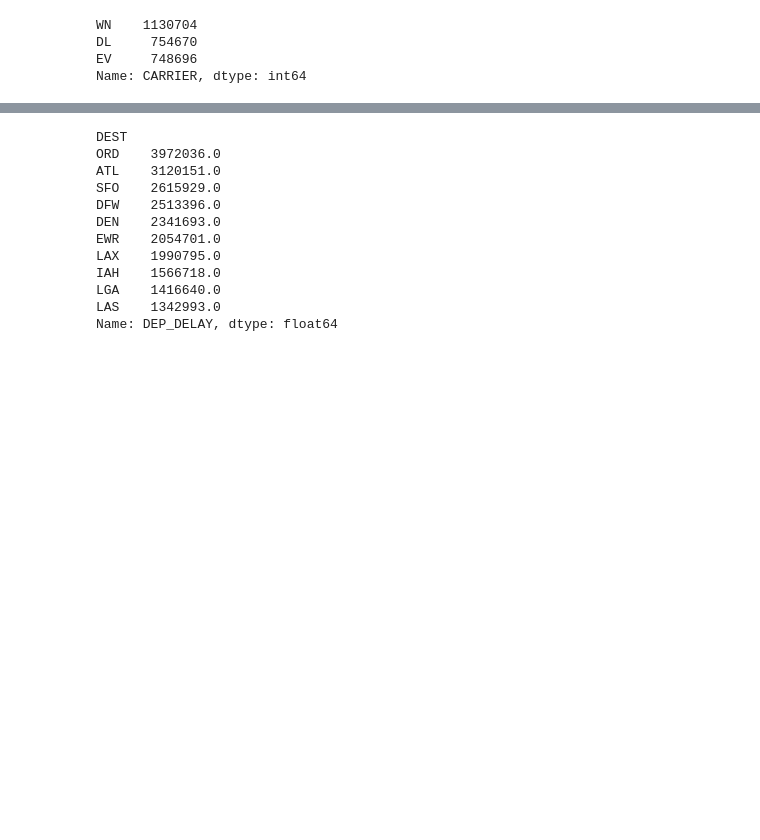
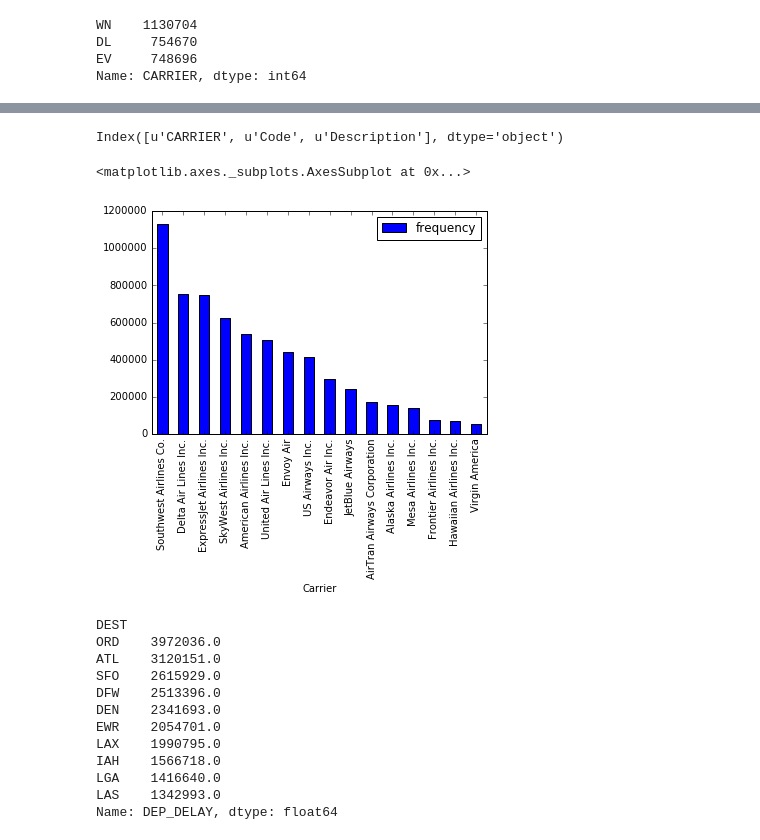
Before and after one commit to junoyiyi/transtats_flight, a Jupyter notebook: airlines.py.ipynb, the cells around one changed output, grey strips where cells are left out. Drawn from its saved outputs; the diff is of its cells as text; code cells hidden in the pictures; blank space fills up the shorter version.

Commit message:
added description mapping

```diff
--- a/airlines.py.ipynb
+++ b/airlines.py.ipynb
@@ -183,0 +195,2 @@ flight_carrier_name = pd.merge(flight_carrier, carrier_id, on = '')
+# %%
+flight_carrier_frequency=pd.DataFrame(flight_data['CARRIER'].value_counts())
@@ -188 +222,3 @@ WN    1130704
 Name: CARRIER, dtype: int64
+# %%
+carrier_look_up=pd.read_csv('code/L_UNIQUE_CARRIERS.csv')
@@ -188,0 +229,3 @@ Name: CARRIER, dtype: int64
+# %%
+flight_carrier_name = flight_carrier_frequency.merge(carrier_look_up,  right_on = 'Code',left_index='True',
+                                                     how='left')
@@ -188,0 +250,12 @@ Name: CARRIER, dtype: int64
+# %%
+flight_carrier_name.columns
+# %% [output]
+Index([u'CARRIER', u'Code', u'Description'], dtype='object')
+# %%
+flight_carrier_name.rename(columns={'CARRIER': 'frequency','Code':'Carrier_Code','Description':'Carrier'}, inplace=True)
+# %%
+flight_carrier_name.plot(kind='bar',
+                         x='Carrier')
+# %% [output]
+<matplotlib.axes._subplots.AxesSubplot at 0x...>
+[figure, added]
```
Also changed, not shown: parts of 12 cells of this notebook.
